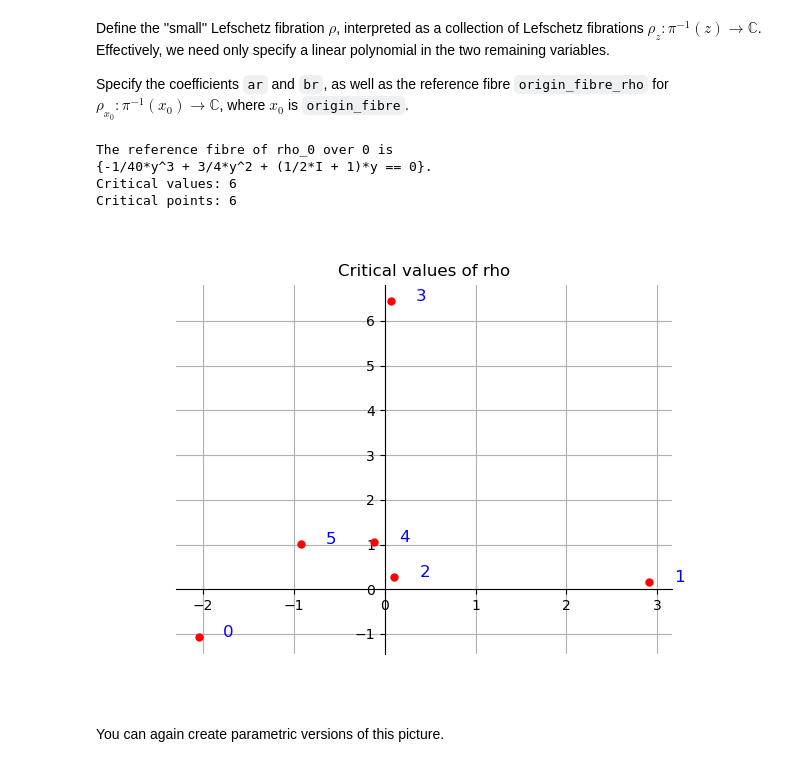
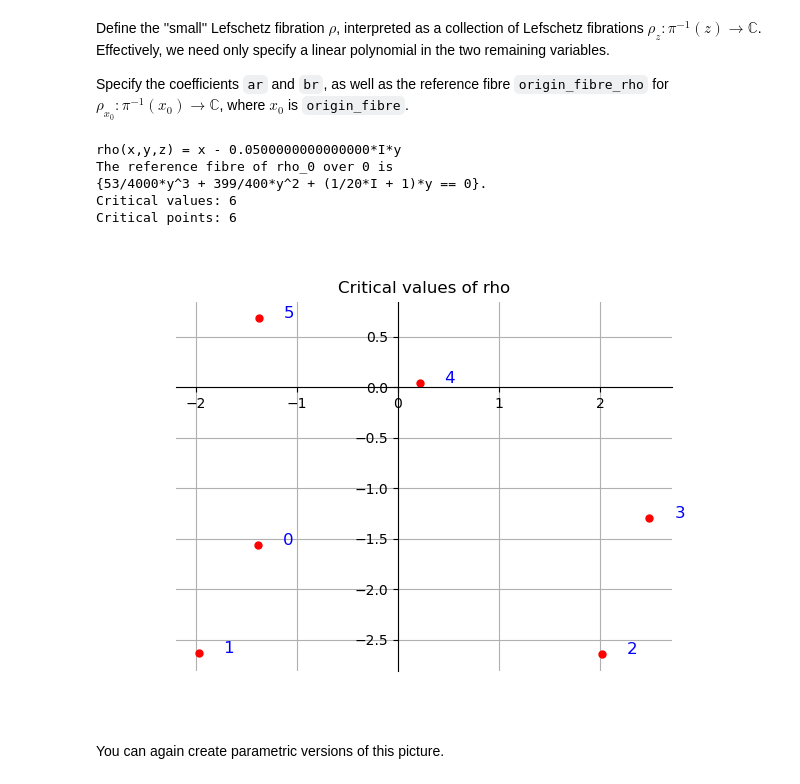
Before and after one commit to ViveLeFrance/AffineHandlebodies, a Jupyter notebook: p3d7.ipynb, the cells around one changed output. Cells and saved outputs as stored; diff of their text form; code cells hidden in the pictures.

```diff
--- a/p3d7.ipynb
+++ b/p3d7.ipynb
@@ -162,36 +159,38 @@ ar, br = var('ar, br', domain=CC)
 variables_rho = [x,y,z]
 variables_rho.remove(solvefor)
 x_rho = variables_rho[0]
 y_rho = variables_rho[1]
 
 rho = ar*x_rho + br*y_rho
 
 rho = rho.subs({
     ar: 1,
-    br: -0.5*I
+    br: -0.05*I
 })
+print(f'rho(x,y,z) = {rho}')
 
 origin_fibre_rho = 0
 solvefor_rho = x_rho
 
 rho_0 = LefschetzFibration(variables_rho, pi.get_fibre(origin_fibre, solvefor), rho)
 
 crit_points_rho = rho_0.get_critical_points()
 crit_values_rho = sort_by_angle(rho_0.get_critical_values(), origin_fibre_rho)
 
 ref_fibre = rho_0.get_fibre(origin_fibre_rho, solvefor_rho).expand()
 
 print(f'The reference fibre of rho_0 over {origin_fibre_rho} is \n{{{ref_fibre} == 0}}.')
 print(f'Critical values: {len(crit_values_rho)}')
 print(f'Critical points: {len(crit_points_rho)}')
 
 plot_points_ordered(crit_values_rho, origin_fibre_rho, title='Critical values of rho')
 # %% [output]
+rho(x,y,z) = x - 0.0500000000000000*I*y
 The reference fibre of rho_0 over 0 is
-{-1/40*y^3 + 3/4*y^2 + (1/2*I + 1)*y == 0}.
+{53/4000*y^3 + 399/400*y^2 + (1/20*I + 1)*y == 0}.
 Critical values: 6
 Critical points: 6
-[figure, old version]
+[figure, new version]
 # %% [markdown]
 You can again create parametric versions of this picture.
 # %%
```
Also changed, not shown: parts of 11 cells of this notebook, 6 other files.
